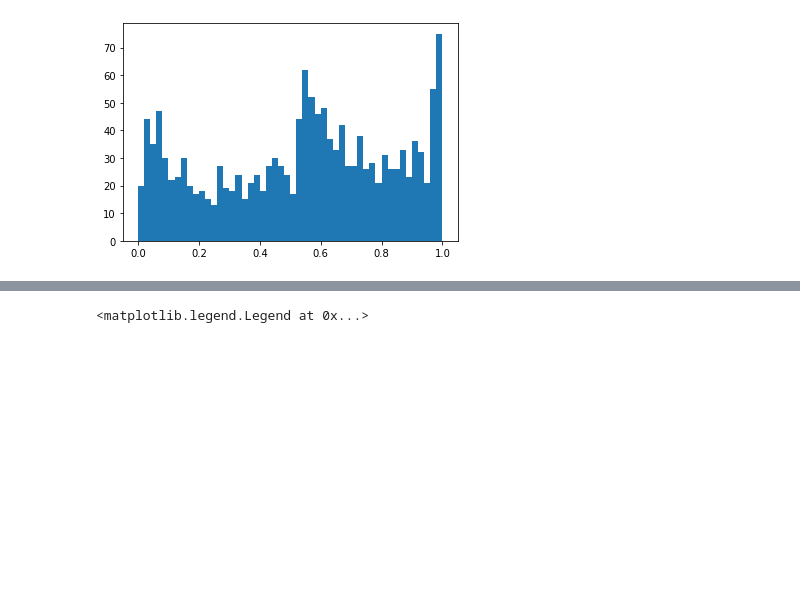
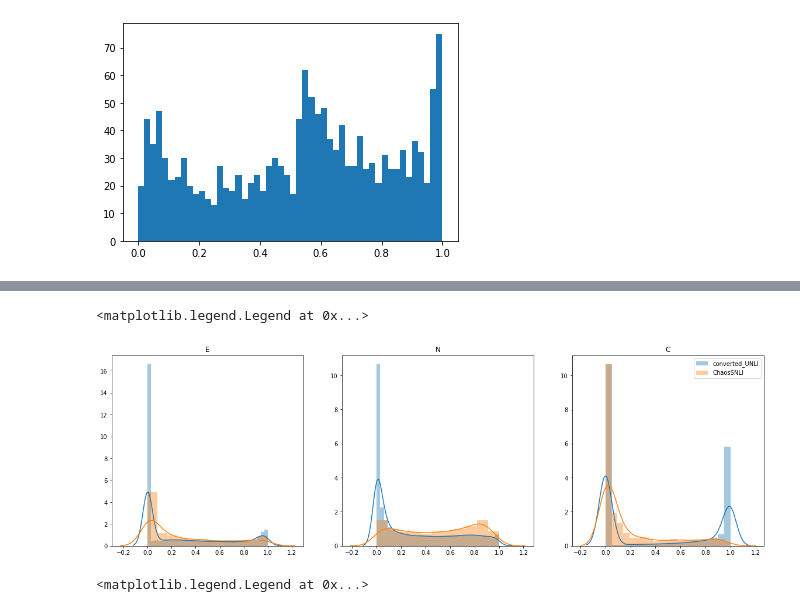
Before and after one commit to mariomeissner/AmbiNLI, a Jupyter notebook: notebooks/Chaos-uncertainty.ipynb, the cells around one changed output, grey strips where cells are left out. Saved outputs shown, nothing was run; the diff lists cells and outputs as text; code cells hidden in the pictures; blank space fills up the shorter version.

```diff
--- a/notebooks/Chaos-uncertainty.ipynb
+++ b/notebooks/Chaos-uncertainty.ipynb
@@ -8,7 +8,7 @@ from sklearn.decomposition import PCA
 
 %matplotlib inline
 # %%
-df = pd.read_json(path_or_buf='./chaosSNLI.jsonl', lines=True)
+df = pd.read_json(path_or_buf='../../had_experiments/ChaosNLI/data/chaosNLI_v1.0/chaosNLI_snli.jsonl', lines=True)
 # %%
 fig = plt.figure()
 ax = fig.add_subplot(111)
@@ -46 +46,31 @@ _ = plt.hist(np.log1p(df_unli.unli), bins=100)
+# %%
+converted_unli = []
+
+for ex in df_unli.unli:
+    if ex < 0.5:
+        label_count = [0.0, 2 * ex, 1 - 2 * ex]
+    else:
+        label_count = [2 * ex - 1, 2 * (1 - ex), 0.0]
+
+    converted_unli.append(label_count)
+
+converted_unli = np.array(converted_unli)
+# %%
+chaos_probs = np.array([x for x in df.label_dist.values])
+# %%
+# Convert UNLI --> ChaosNLI
+
+figs, axes = plt.subplots(1, 3, figsize=(20,6))
+labels = ['E', 'N', 'C']
+
+
+for i in range(3):
+    sns.distplot(converted_unli[:,i],ax=axes[i],label='converted_UNLI')
+    sns.distplot(chaos_probs[:,i],ax=axes[i],label='ChaosSNLI')
+    axes[i].set_title(labels[i])
+
+plt.legend()
+# %% [output]
+<matplotlib.legend.Legend at 0x...>
+[figure, added]
 # %%
```
Also changed, not shown: parts of 5 cells of this notebook, 1 other file.
